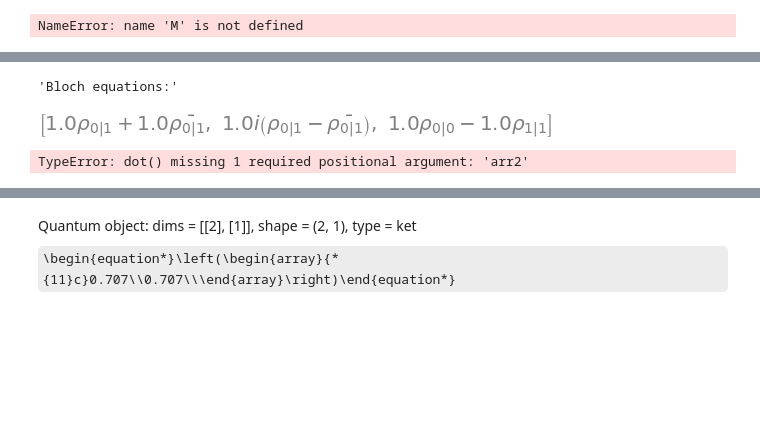
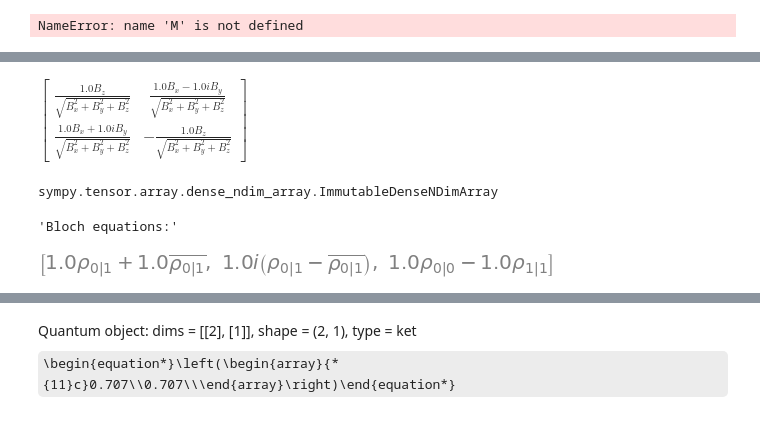
Before and after one commit to morgatron/spylind, a Jupyter notebook: examples/NECOM.ipynb, the cells around one changed output, grey strips where cells are left out. Drawn from its saved outputs; the diff is of its cells as text; code cells hidden in the pictures; some formulas as TeX source; blank space fills up the shorter version.

```diff
--- a/examples/NECOM.ipynb
+++ b/examples/NECOM.ipynb
@@ -36,3 +46,7 @@ $\displaystyle \left[\begin{matrix}0 & 1.0\\1.0 & 0\end{matrix}\right]$
+# %%
+def smMat(obj):
+    mat = spl.toDense(obj)
+    return sm.Matrix(mat)
 # %%
 spl.getRhoS(2, base_symbol = "R")
 # %% [output]
@@ -52,33 +68,41 @@ NameError: name 'BxS' is not defined
+# %%
+m
+# %% [output]
+$\displaystyle \left[\begin{matrix}\frac{1.0 B_{z}}{\sqrt{B_{x}^{2} + B_{y}^{2} + B_{z}^{2}}} & \frac{1.0 B_{x} - 1.0 i B_{y}}{\sqrt{B_{x}^{2} + B_{y}^{2} + B_{z}^{2}}}\\\frac{1.0 B_{x} + 1.0 i B_{y}}{\sqrt{B_{x}^{2} + B_{y}^{2} + B_{z}^{2}}} & - \frac{1.0 B_{z}}{\sqrt{B_{x}^{2} + B_{y}^{2} + B_{z}^{2}}}\end{matrix}\right]$
+# %%
+type(sm.sympify(q.sigmax().data.to_array()))
+# %% [output]
+sympy.tensor.array.dense_ndim_array.ImmutableDenseNDimArray
 # %%
 # Symbols used. It's a good idea to define real=True if the symbols are in fact real
 BxS, ByS, BzS = sm.symbols("B_x, B_y, B_z", real=True) # Real and imaginary parts of the driving field
 BvS = [BxS, ByS, BzS]
-tS, T1nS, gnS = sm.symbols('t, T_1n, g_n', real=True) # The symbol used for time
+tS, T1nS, T2nS, gnS = sm.symbols('t, T_1n, T_2n, g_n', real=True) # The symbol used for time
 rho_n_S = spl.getRhoS(2, "\\rho")
 
 K1 = q.basis(2,0)
 K2 = q.basis(2,1)
 
 
 sigmav = [q.sigmax(), q.sigmay(), q.sigmaz()]
 # Hamiltonian description. Qutip operators with sympy coeficients.
 H0 = K2*K2.dag() # Excited state is detuned from the ground state
 c_opL = [ [1/sm.sqrt(T1nS), q.sigmap() ],
-         [1, (BxS*sm.Matrix(q.sigmax()) + ByS*sm.Matrix(q.sigmay()) + BzS*sm.Matrix(q.sigmaz()) )/sm.sqrt(BxS**2 + ByS**2 + BzS**2)],
+         [1, (BxS*smMat(q.sigmax()) + ByS*smMat(q.sigmay()) + BzS*smMat(q.sigmaz()) )/sm.sqrt(BxS**2 + ByS**2 + BzS**2)],
         ] # 1/T1 * |1><2|, i.e. decay from state |2> -> |1>
 #
 H_desc = [H0, [BxS*gnS, q.sigmax()], [ByS*gnS, q.sigmay()], [BzS*gnS, q.sigmaz()] ] #H= H0 +  Er*sigmax + Ei*sigmay
 evoD_n, exMag_n=spl.makeMESymb(H_desc, c_opL=c_opL,
                   e_opL = [q.sigmax(), q.sigmay(), q.sigmaz()],
                   rhoS = rho_n_S
                  )
 display("Bloch equations:")
 #display(pretty_eq)
 display(exMag_n)
 #evoD
 # %% [output]
 'Bloch equations:'
-[figure, old version]
+[figure, new version]
 # %%
 Kx_m, Kx_p = q.sigmax().eigenstates()[1]
 Ky_m, Ky_p = q.sigmay().eigenstates()[1]
@@ -93,9 +117,7 @@ Pmp_dn_ops = [Kx_m*Kx_p.dag(),
 
 MxS, MyS, MzS = sm.symbols("Mx, My, Mz")
 
-dot(MxS)
+#dot(MxS)
-# %% [output]
-TypeError: dot() missing 1 required positional argument: 'arr2'
 # %%
 display(Kx_p)
 Ky_p
```
Also changed, not shown: parts of 13 cells of this notebook.
